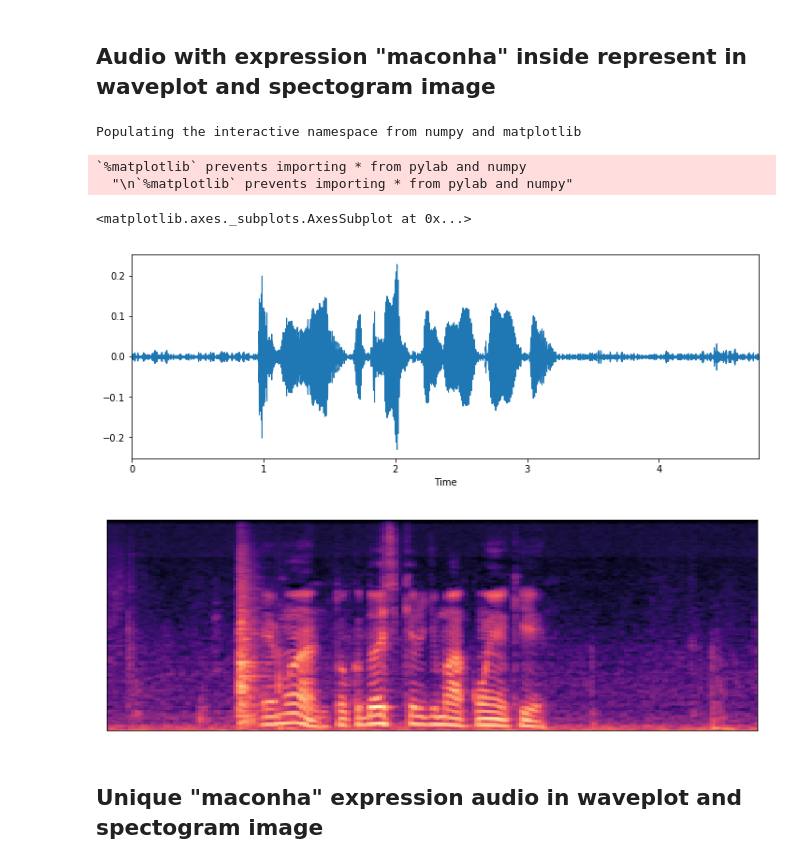
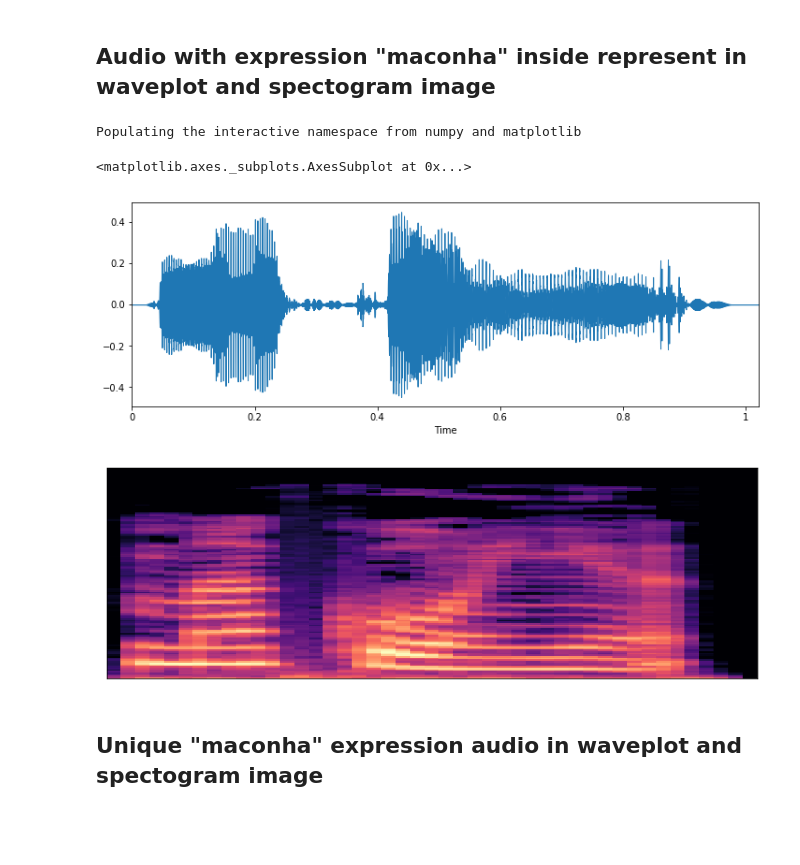
Before and after one commit to joberthrogers18/Machine-learning-training-PIBIC, a Jupyter notebook: try_speech/SimpleRecognitionAudio/DeadSimpleSpeechRecognition.ipynb, the cells around one changed output. Cells and saved outputs as stored; diff of their text form; code cells hidden in the pictures; blank space fills up the shorter version.

```diff
--- a/try_speech/SimpleRecognitionAudio/DeadSimpleSpeechRecognition.ipynb
+++ b/try_speech/SimpleRecognitionAudio/DeadSimpleSpeechRecognition.ipynb
@@ -248,28 +268,28 @@ print(teste)
 # %%
 %pylab inline
 import os
 import pandas as pd
 import librosa
 import librosa.display
 import glob
 
 # Audio with expression "maconha" inside with another terms
-data, sampling_rate = librosa.load('./teste4')
+data, sampling_rate = librosa.load('./maconha940df744-e579-11e9-a5a8-681401a6b57b.mp3')
+
+yt, index = librosa.effects.trim(data)
 
 plt.figure(figsize=(12,4))
-librosa.display.waveplot(data, sr=sampling_rate)
+librosa.display.waveplot(yt, sr=sampling_rate)
 
-S = librosa.feature.melspectrogram(y=data, sr=sampling_rate)
+S = librosa.feature.melspectrogram(y=yt, sr=sampling_rate)
 S_dB = librosa.power_to_db(S, ref=np.max)
 plt.figure(figsize=(12,4))
 librosa.display.specshow(S_dB, sr=sampling_rate)
 # %% [output]
 Populating the interactive namespace from numpy and matplotlib
-`%matplotlib` prevents importing * from pylab and numpy
-  "\n`%matplotlib` prevents importing * from pylab and numpy"
+<matplotlib.axes._subplots.AxesSubplot at 0x...>
-<matplotlib.axes._subplots.AxesSubplot at 0x...>
-[figure, old version]
+[figure, new version]
-[figure, old version]
+[figure, new version]
 # %% [markdown]
 ## Unique "maconha" expression audio in waveplot and spectogram image
 # %%
```
Also changed, not shown: parts of 12 cells of this notebook, 9 other files.
